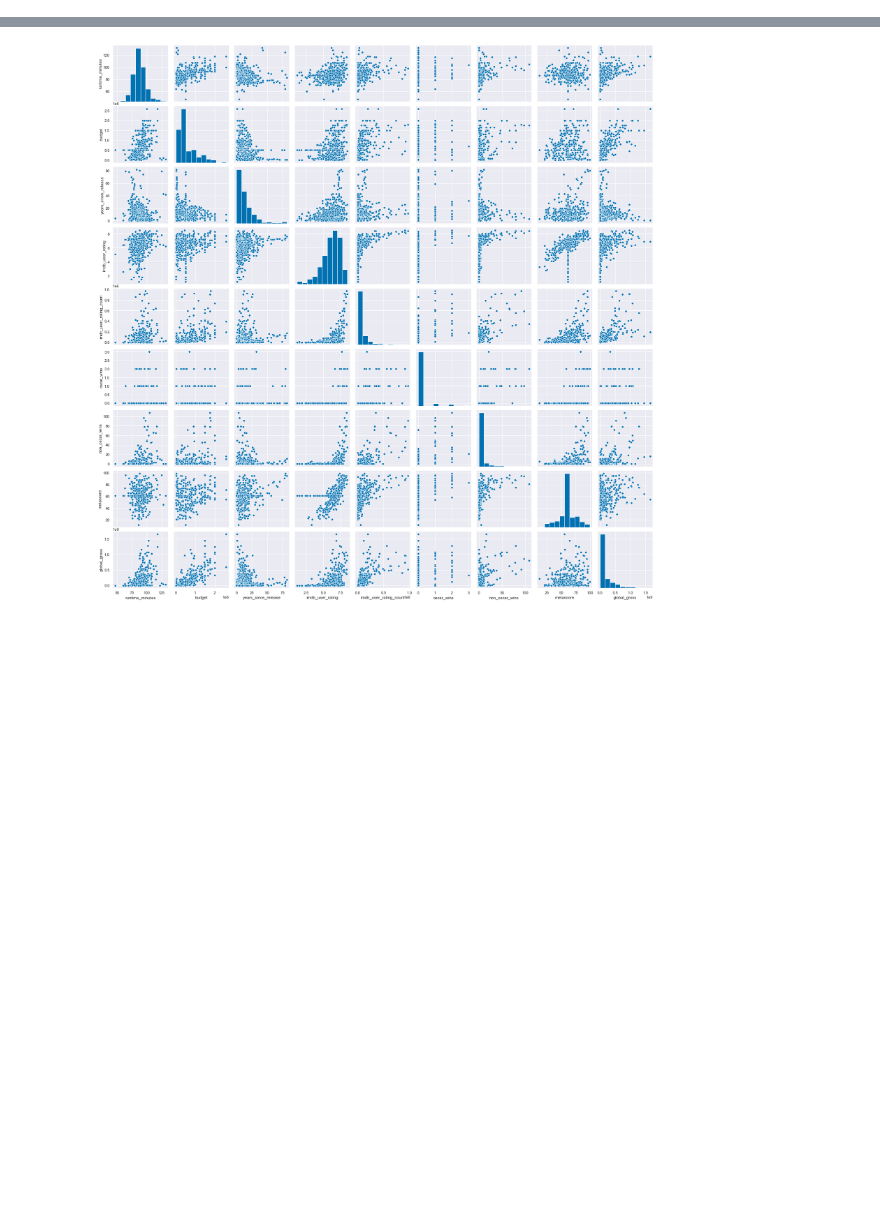
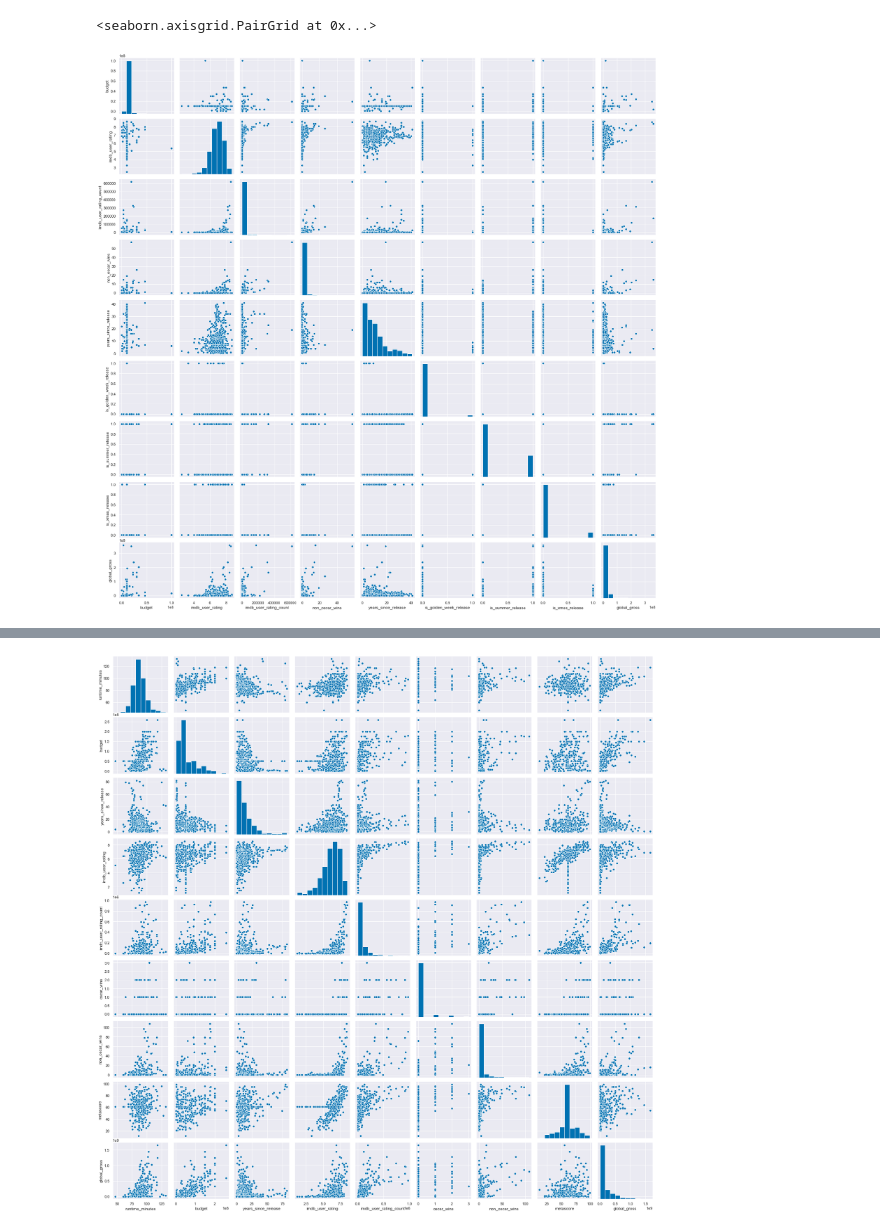
Before and after one commit to binh748/animation-regression, a Jupyter notebook: model_building.ipynb, the cells around one changed output, grey strips where cells are left out. Saved outputs shown, nothing was run; the diff lists cells and outputs as text; code cells hidden in the pictures; blank space fills up the shorter version.

```diff
--- a/model_building.ipynb
+++ b/model_building.ipynb
@@ -33,0 +131,5 @@ main_features_target = main_features + target
+# %%
+sns.pairplot(japan_df[main_features_5_japan+target])
+# %% [output]
+<seaborn.axisgrid.PairGrid at 0x...>
+[figure, added]
```
Also changed, not shown: parts of 57 cells of this notebook.
